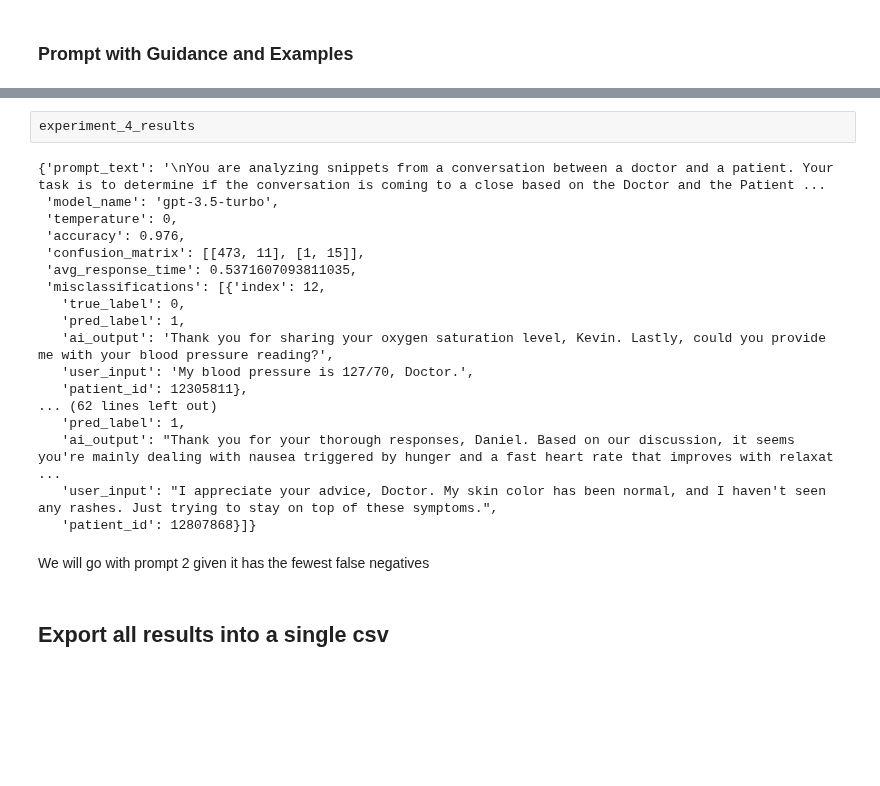
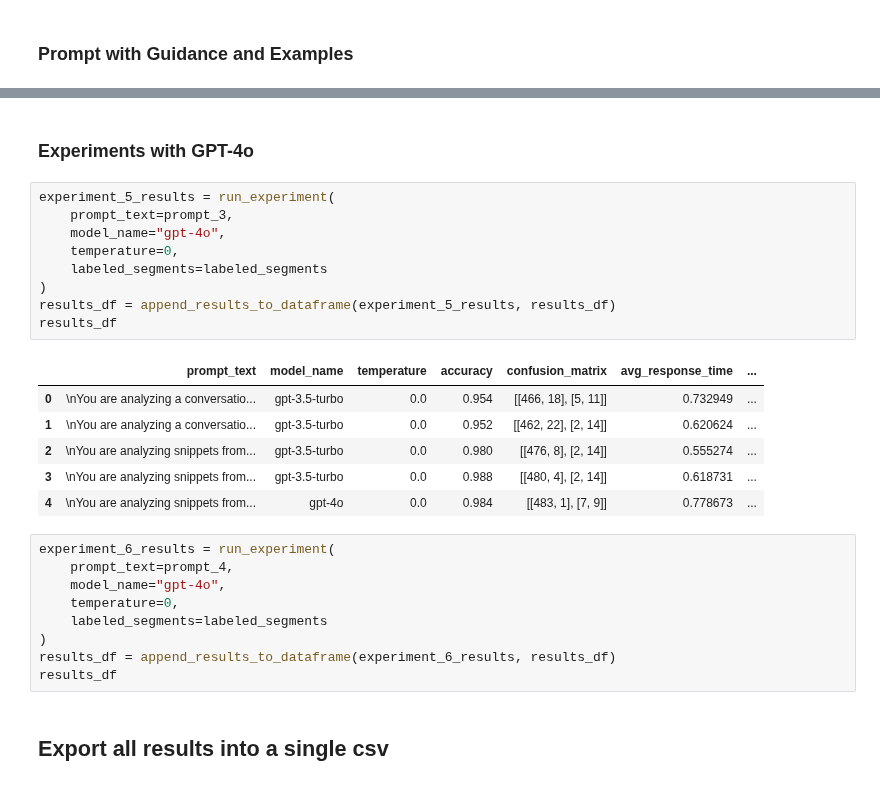
Before and after one commit to recoverycompanion/reco, a Jupyter notebook: reco_analysis/notebooks/conversation_closing_detection.ipynb, the cells around one changed output, grey strips where cells are left out. Drawn from its saved outputs; the diff is of its cells as text; blank space fills up the shorter version.

```diff
--- a/reco_analysis/notebooks/conversation_closing_detection.ipynb
+++ b/reco_analysis/notebooks/conversation_closing_detection.ipynb
@@ -465,25 +465,30 @@ results_df
-# %%
-experiment_4_results
-# %% [output]
-{'prompt_text': '\nYou are analyzing snippets from a conversation between a doctor and a patient. Your task is to determine if the conversation is coming to a close based on the Doctor and the Patient ...
- 'model_name': 'gpt-3.5-turbo',
- 'temperature': 0,
- 'accuracy': 0.976,
- 'confusion_matrix': [[473, 11], [1, 15]],
- 'avg_response_time': 0.5371607093811035,
- 'misclassifications': [{'index': 12,
-   'true_label': 0,
-   'pred_label': 1,
-   'ai_output': 'Thank you for sharing your oxygen saturation level, Kevin. Lastly, could you provide me with your blood pressure reading?',
-   'user_input': 'My blood pressure is 127/70, Doctor.',
-   'patient_id': 12305811},
-... (62 lines left out)
-   'pred_label': 1,
-   'ai_output': "Thank you for your thorough responses, Daniel. Based on our discussion, it seems you're mainly dealing with nausea triggered by hunger and a fast heart rate that improves with relaxat ...
-   'user_input': "I appreciate your advice, Doctor. My skin color has been normal, and I haven't seen any rashes. Just trying to stay on top of these symptoms.",
-   'patient_id': 12807868}]}
-# %% [markdown]
-We will go with prompt 2 given it has the fewest false negatives
+# %% [markdown]
+### Experiments with GPT-4o
+# %%
+experiment_5_results = run_experiment(
+    prompt_text=prompt_3,
+    model_name="gpt-4o",
+    temperature=0,
+    labeled_segments=labeled_segments
+)
+results_df = append_results_to_dataframe(experiment_5_results, results_df)
+results_df
+# %% [output]
+|  | prompt_text | model_name | temperature | accuracy | confusion_matrix | avg_response_time | ... |
+| 0 | \nYou are analyzing a conversatio... | gpt-3.5-turbo | 0.0 | 0.954 | [[466, 18], [5, 11]] | 0.732949 | ... |
+| 1 | \nYou are analyzing a conversatio... | gpt-3.5-turbo | 0.0 | 0.952 | [[462, 22], [2, 14]] | 0.620624 | ... |
+| 2 | \nYou are analyzing snippets from... | gpt-3.5-turbo | 0.0 | 0.980 | [[476, 8], [2, 14]] | 0.555274 | ... |
+| 3 | \nYou are analyzing snippets from... | gpt-3.5-turbo | 0.0 | 0.988 | [[480, 4], [2, 14]] | 0.618731 | ... |
+| 4 | \nYou are analyzing snippets from... | gpt-4o | 0.0 | 0.984 | [[483, 1], [7, 9]] | 0.778673 | ... |
+# %%
+experiment_6_results = run_experiment(
+    prompt_text=prompt_4,
+    model_name="gpt-4o",
+    temperature=0,
+    labeled_segments=labeled_segments
+)
+results_df = append_results_to_dataframe(experiment_6_results, results_df)
+results_df
 # %% [markdown]
 ## Export all results into a single csv
 # %%
```
Also changed, not shown: parts of 8 cells of this notebook, 1 other file.
